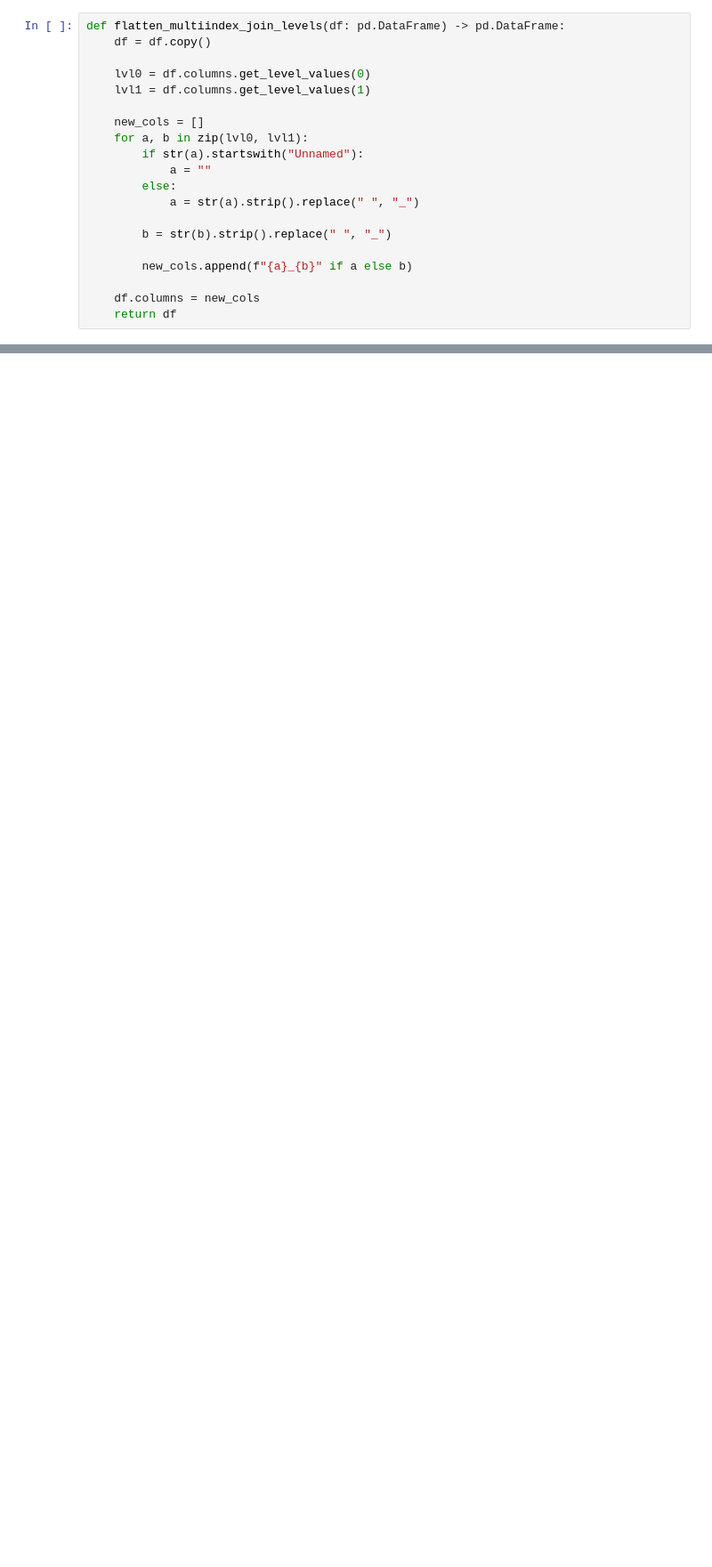
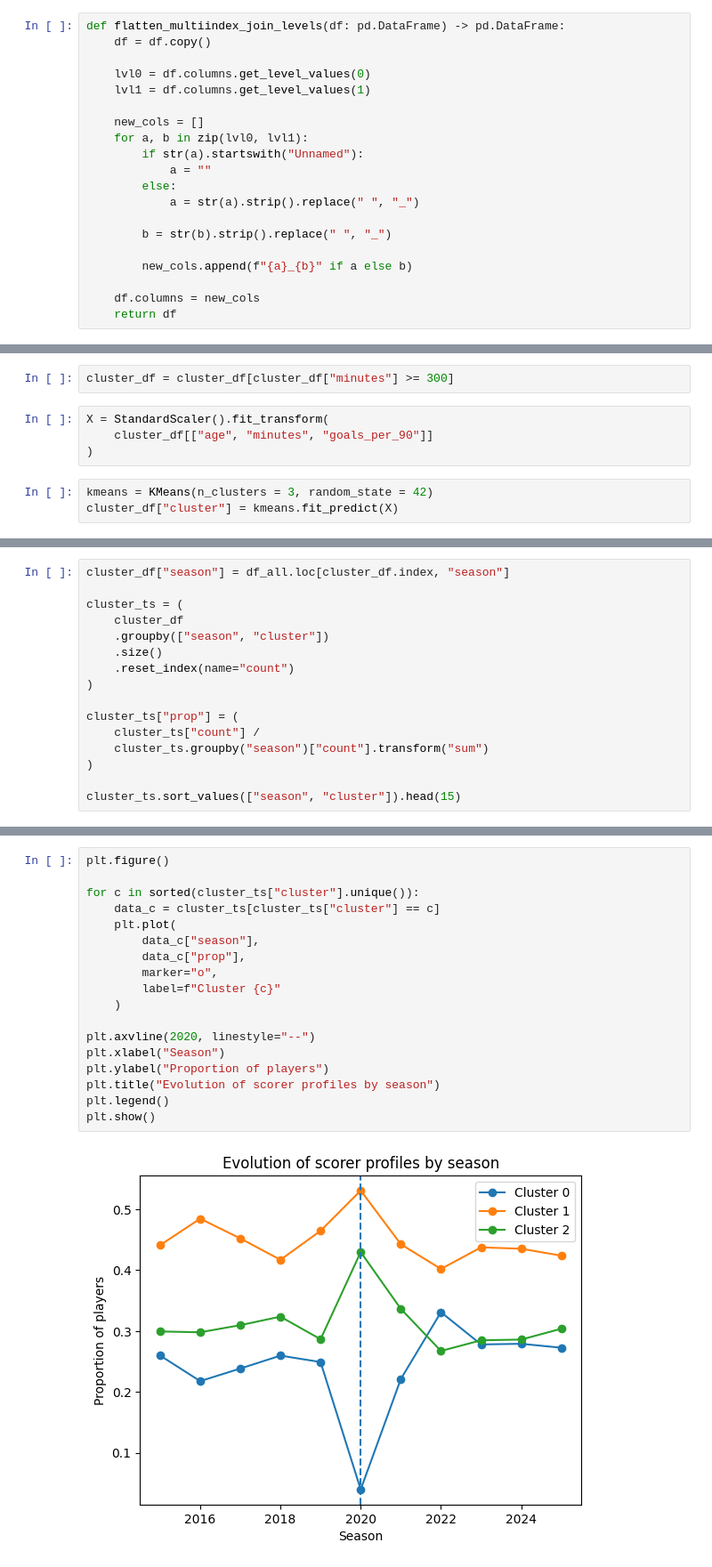
Before and after one commit to datorrado/Ageism-on-strikers-in-the-Colombian-football-league, a Jupyter notebook: ColombianFootball.ipynb, the cells around one changed output, grey strips where cells are left out. Shown at 89% size. Saved outputs shown, nothing was run; the diff lists cells and outputs as text; blank space fills up the shorter version.

```diff
--- a/ColombianFootball.ipynb
+++ b/ColombianFootball.ipynb
@@ -275,0 +727,9 @@ Saved Top15_FPC_all_seasons.csv
+# %%
+cluster_df = cluster_df[cluster_df["minutes"] >= 300]
+# %%
+X = StandardScaler().fit_transform(
+    cluster_df[["age", "minutes", "goals_per_90"]]
+)
+# %%
+kmeans = KMeans(n_clusters = 3, random_state = 42)
+cluster_df["cluster"] = kmeans.fit_predict(X)
@@ -275,0 +750,16 @@ Saved Top15_FPC_all_seasons.csv
+# %%
+cluster_df["season"] = df_all.loc[cluster_df.index, "season"]
+
+cluster_ts = (
+    cluster_df
+    .groupby(["season", "cluster"])
+    .size()
+    .reset_index(name="count")
+)
+
+cluster_ts["prop"] = (
+    cluster_ts["count"] /
+    cluster_ts.groupby("season")["count"].transform("sum")
+)
+
+cluster_ts.sort_values(["season", "cluster"]).head(15)
@@ -275,0 +807,20 @@ Saved Top15_FPC_all_seasons.csv
+# %%
+plt.figure()
+
+for c in sorted(cluster_ts["cluster"].unique()):
+    data_c = cluster_ts[cluster_ts["cluster"] == c]
+    plt.plot(
+        data_c["season"],
+        data_c["prop"],
+        marker="o",
+        label=f"Cluster {c}"
+    )
+
+plt.axvline(2020, linestyle="--")
+plt.xlabel("Season")
+plt.ylabel("Proportion of players")
+plt.title("Evolution of scorer profiles by season")
+plt.legend()
+plt.show()
+# %% [output]
+[figure, added]
```
Also changed, not shown: parts of 67 cells of this notebook.
